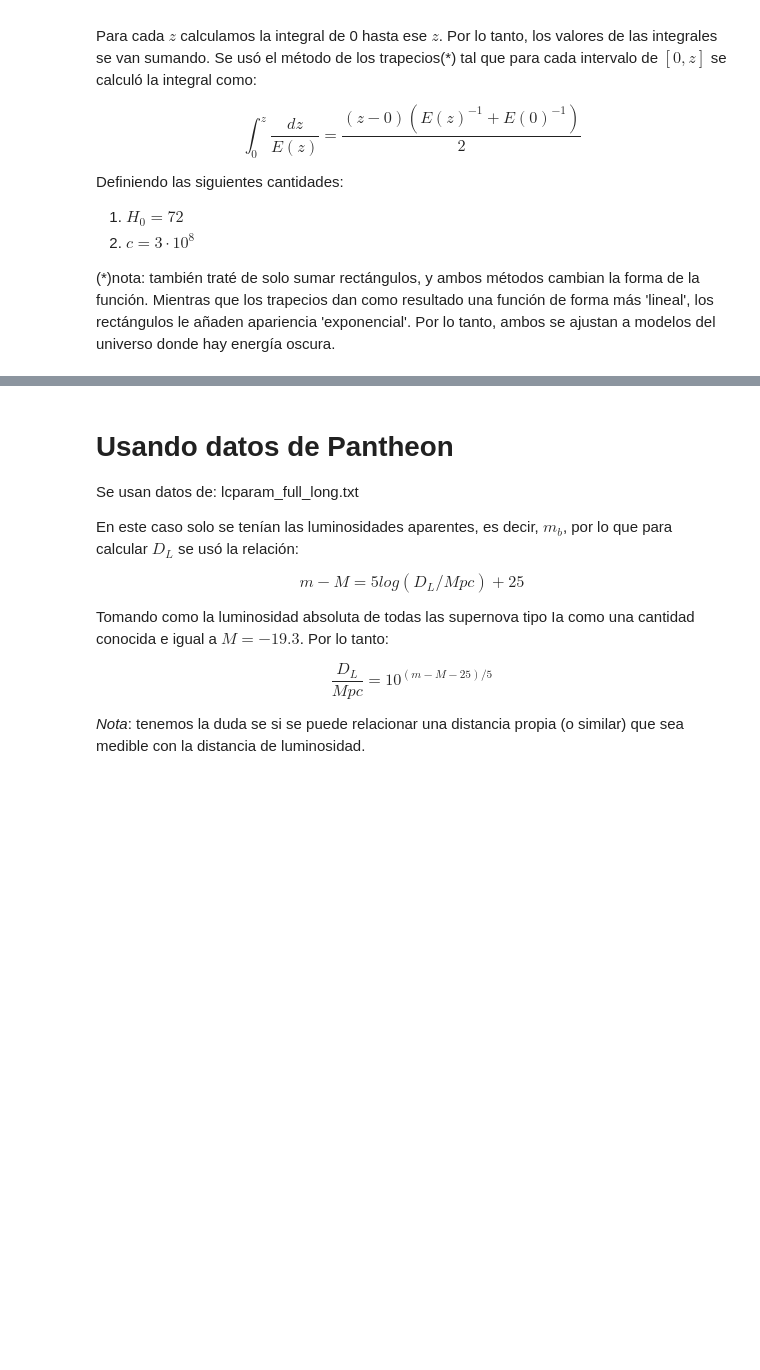
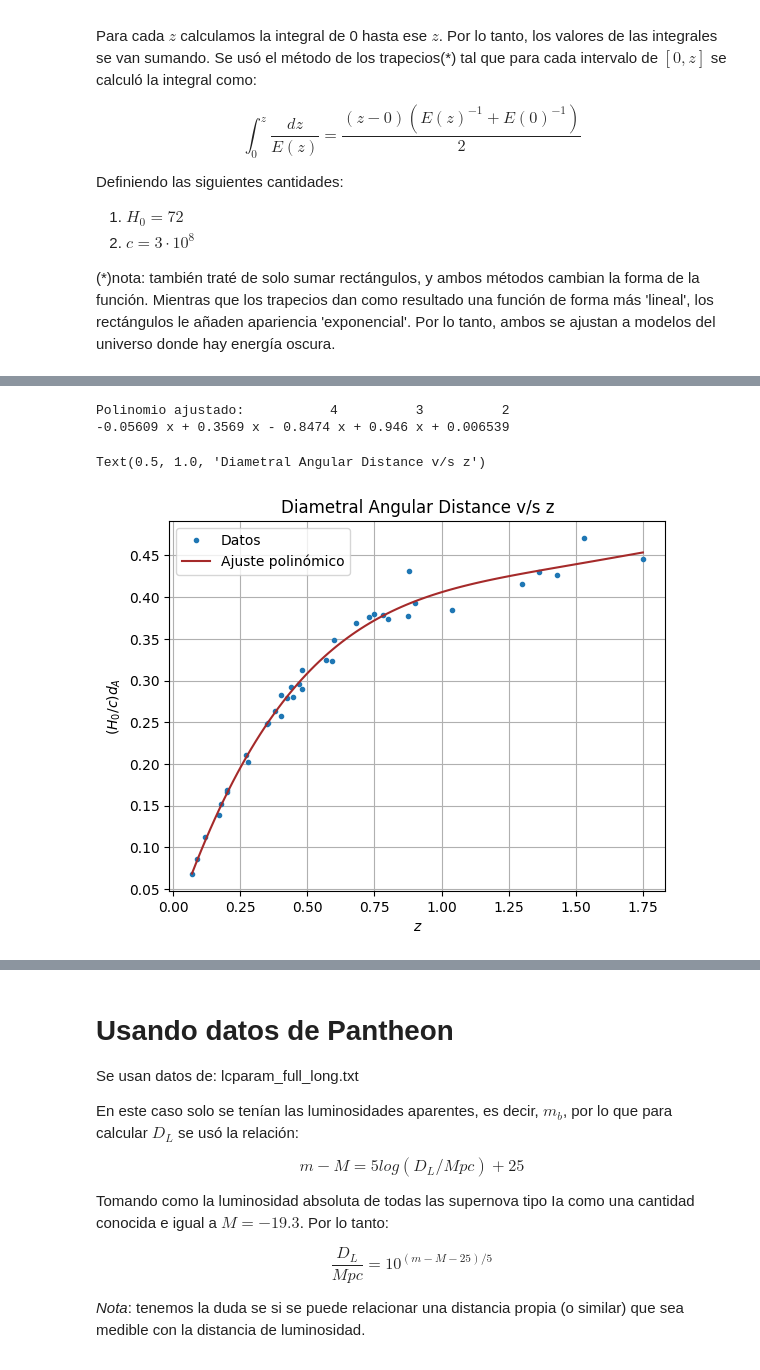
Before and after one commit to XimePS/Practica-DFI, a Jupyter notebook: código práctica dfi.ipynb, the cells around one changed output, grey strips where cells are left out. Saved outputs shown, nothing was run; the diff lists cells and outputs as text; code cells hidden in the pictures; blank space fills up the shorter version.

```diff
--- a/código práctica dfi.ipynb
+++ b/código práctica dfi.ipynb
@@ -186,0 +195,24 @@ Polinomio ajustado:
+# %%
+c = 9e-8 #Mpc
+d_A = D_LH / ((1+z)**2)
+
+# Ajuste Lineal con función np.polyfit
+coeficientes_da = np.polyfit(z, (H_0/c)*d_A, 4)
+polinomio_da = np.poly1d(coeficientes_da)
+print("Polinomio ajustado:", polinomio_da)
+
+z_ajuste_a = np.linspace(min(z), max(z), 100)
+da_ajuste = polinomio_da(z_ajuste_a)
+
+plt.plot(z, (H_0/c)*d_A, '.', label = 'Datos')
+plt.plot(z_ajuste_a, da_ajuste, label='Ajuste polinómico', color='brown')
+plt.xlabel('$z$')
+plt.ylabel('$(H_0/c)d_A$')
+plt.legend()
+plt.grid(True)
+plt.title('Diametral Angular Distance v/s z')
+# %% [output]
+Polinomio ajustado:           4          3          2
+-0.05609 x + 0.3569 x - 0.8474 x + 0.946 x + 0.006539
+Text(0.5, 1.0, 'Diametral Angular Distance v/s z')
+[figure, added]
```
Also changed, not shown: parts of 11 cells of this notebook, 1 other file.
